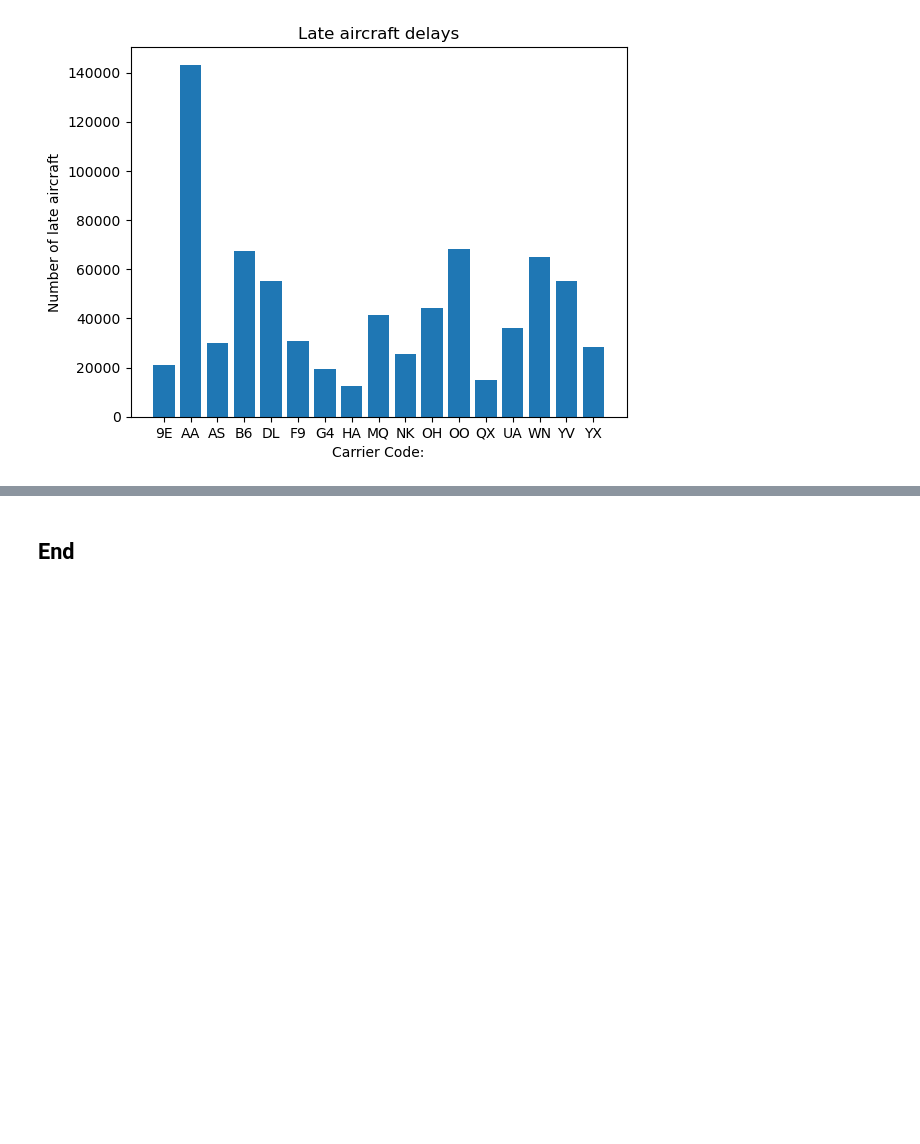
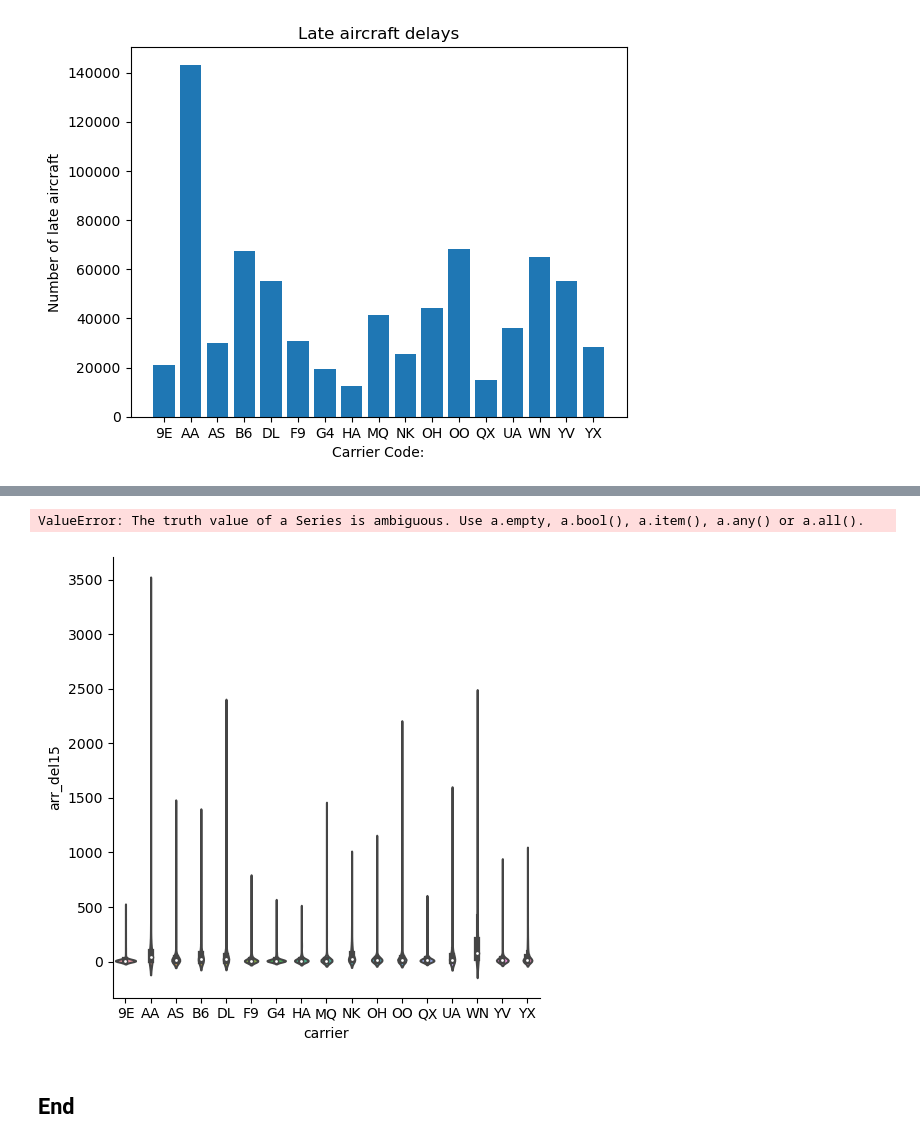
Before and after one commit to ubco-W2022T2-data301/project-group-group51, a Jupyter notebook: analysis/Main.ipynb, the cells around one changed output, grey strips where cells are left out. Drawn from its saved outputs; the diff is of its cells as text; code cells hidden in the pictures; blank space fills up the shorter version.

```diff
--- a/analysis/Main.ipynb
+++ b/analysis/Main.ipynb
@@ -111,2 +117,9 @@ plt.show()
+# %%
+#cause of delay
+plot = sns.catplot(data = airlineDatajan2021Dec2021, x=airlineDatajan2021Dec2021.carrier, y = airlineDatajan2021Dec2021.arr_del15, kind = "violin")
+#sns.swarmplot(data = airlineDatajan2021Dec2021)
+# %% [output]
+ValueError: The truth value of a Series is ambiguous. Use a.empty, a.bool(), a.item(), a.any() or a.all().
+[figure, added]
 # %% [markdown]
 ## End
```
Also changed, not shown: parts of 2 cells of this notebook.
